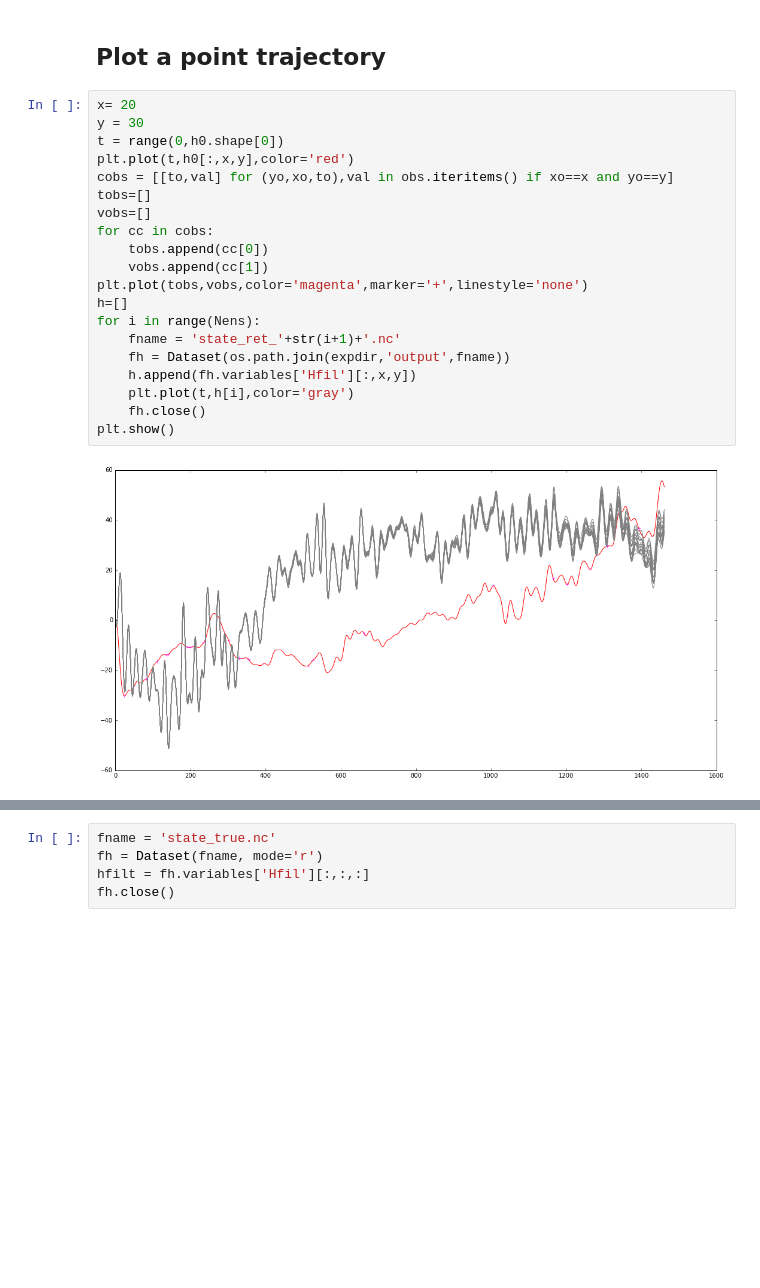
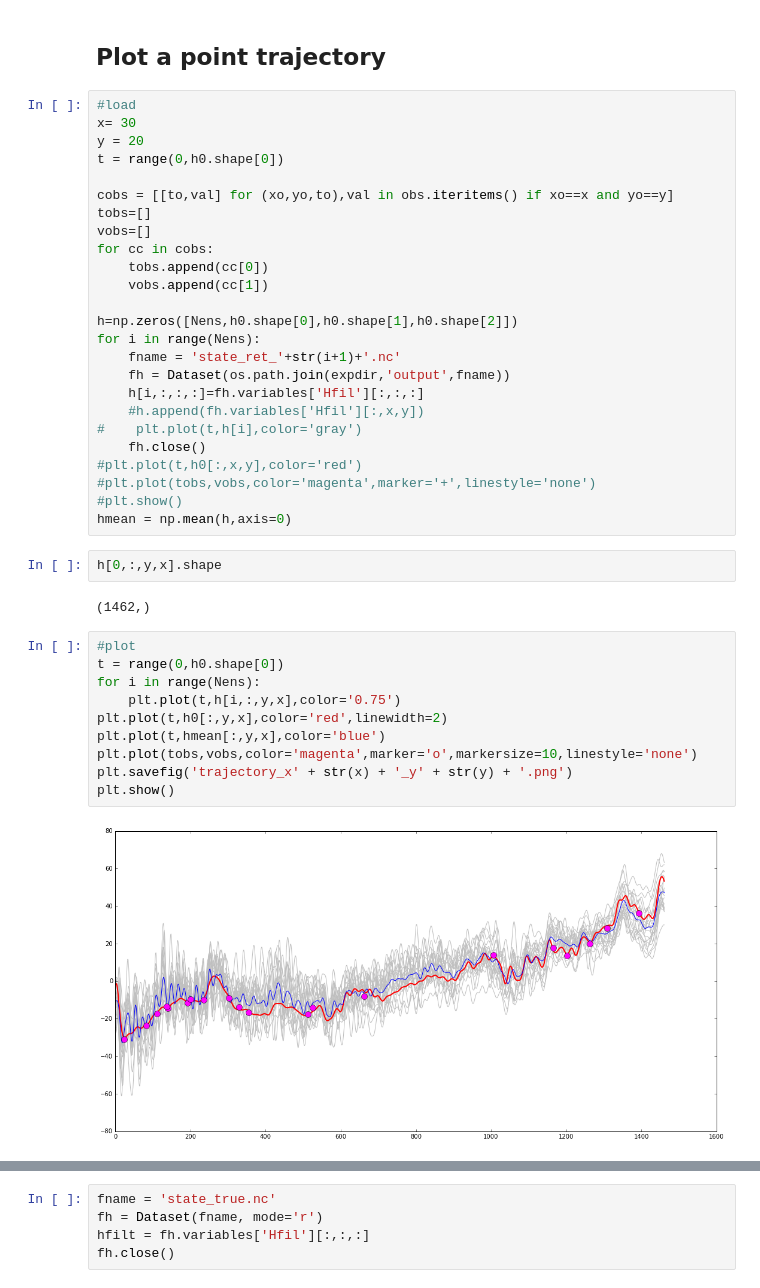
Before and after one commit to brajard/shalw, a Jupyter notebook: scripts/make_diag.ipynb, the cells around one changed output, grey strips where cells are left out. Saved outputs shown, nothing was run; the diff lists cells and outputs as text; blank space fills up the shorter version.

```diff
--- a/scripts/make_diag.ipynb
+++ b/scripts/make_diag.ipynb
@@ -63,24 +65,43 @@ fid.close()
 # %% [markdown]
 ## Plot a point trajectory
 # %%
-x= 20
-y = 30
+#load
+x= 30
+y = 20
 t = range(0,h0.shape[0])
-plt.plot(t,h0[:,x,y],color='red')
-cobs = [[to,val] for (yo,xo,to),val in obs.iteritems() if xo==x and yo==y]
+
+cobs = [[to,val] for (xo,yo,to),val in obs.iteritems() if xo==x and yo==y]
 tobs=[]
 vobs=[]
 for cc in cobs:
     tobs.append(cc[0])
     vobs.append(cc[1])
-plt.plot(tobs,vobs,color='magenta',marker='+',linestyle='none')
-h=[]
+
+h=np.zeros([Nens,h0.shape[0],h0.shape[1],h0.shape[2]])
 for i in range(Nens):
     fname = 'state_ret_'+str(i+1)+'.nc'
     fh = Dataset(os.path.join(expdir,'output',fname))
-    h.append(fh.variables['Hfil'][:,x,y])
-    plt.plot(t,h[i],color='gray')
+    h[i,:,:,:]=fh.variables['Hfil'][:,:,:]
+    #h.append(fh.variables['Hfil'][:,x,y])
+#    plt.plot(t,h[i],color='gray')
     fh.close()
-plt.show()
+#plt.plot(t,h0[:,x,y],color='red')
+#plt.plot(tobs,vobs,color='magenta',marker='+',linestyle='none')
+#plt.show()
+hmean = np.mean(h,axis=0)
-# %% [output]
-[figure, removed]
+# %%
+h[0,:,y,x].shape
+# %% [output]
+(1462,)
+# %%
+#plot
+t = range(0,h0.shape[0])
+for i in range(Nens):
+    plt.plot(t,h[i,:,y,x],color='0.75')
+plt.plot(t,h0[:,y,x],color='red',linewidth=2)
+plt.plot(t,hmean[:,y,x],color='blue')
+plt.plot(tobs,vobs,color='magenta',marker='o',markersize=10,linestyle='none')
+plt.savefig('trajectory_x' + str(x) + '_y' + str(y) + '.png')
+plt.show()
+# %% [output]
+[figure, added]
```
Also changed, not shown: parts of 12 cells of this notebook.
